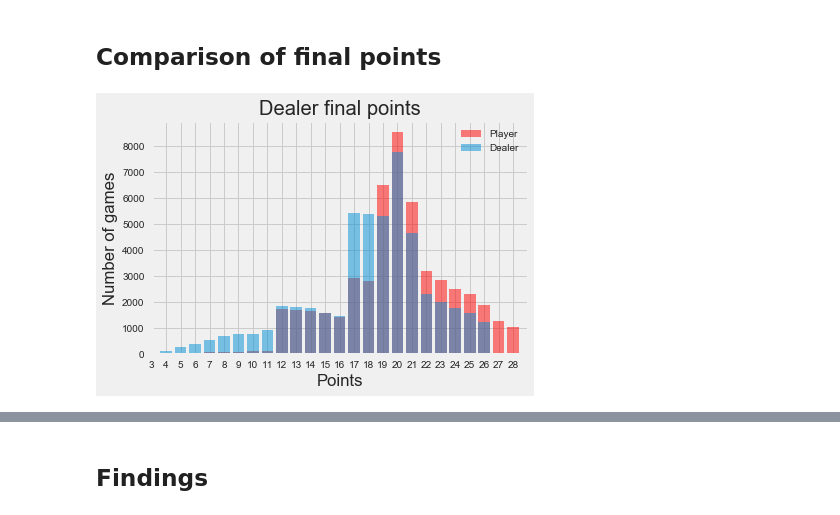
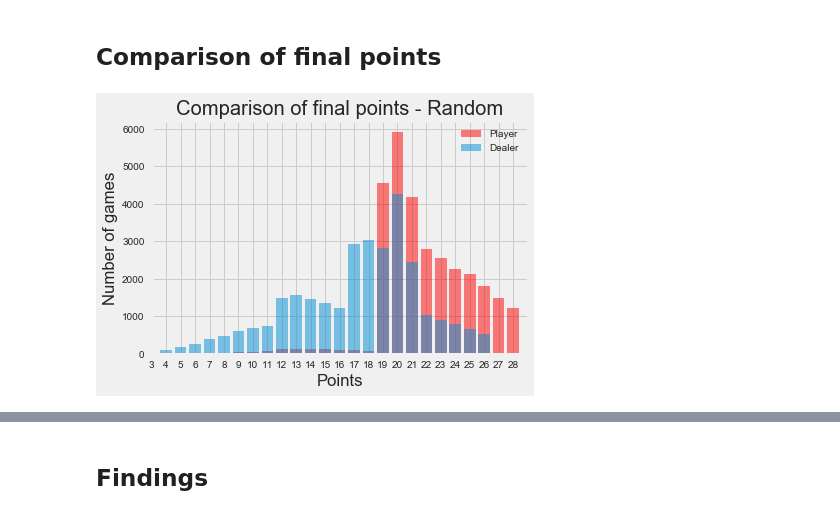
Before and after one commit to jocelyn-ong/data-science-projects, a Jupyter notebook: others/blackjack/data-analysis.ipynb, the cells around one changed output, grey strips where cells are left out. Drawn from its saved outputs; the diff is of its cells as text; code cells hidden in the pictures.

```diff
--- a/others/blackjack/data-analysis.ipynb
+++ b/others/blackjack/data-analysis.ipynb
@@ -96,22 +96,22 @@ plt.title("Dealer final points");
 # %% [markdown]
 ## Comparison of final points
 # %%
-player = df.player_final.value_counts().sort_index().to_frame()
-player.reset_index(inplace=True)
-player.columns = ["final_points", "num_games"]
-dealer = df.dealer_final.value_counts().sort_index().to_frame()
-dealer.reset_index(inplace=True)
-dealer.columns = ["final_points", "num_games"]
+player_ran = df[df.strategy==0].player_final.value_counts().sort_index().to_frame()
+player_ran.reset_index(inplace=True)
+player_ran.columns = ["final_points", "num_games"]
+dealer_ran = df[df.strategy==0].dealer_final.value_counts().sort_index().to_frame()
+dealer_ran.reset_index(inplace=True)
+dealer_ran.columns = ["final_points", "num_games"]
 # %%
-plt.bar(player.final_points, player.num_games, label="Player",
+plt.bar(player_ran.final_points, player_ran.num_games, label="Player",
         color="r", alpha=0.5)
-plt.bar(dealer.final_points, dealer.num_games, label="Dealer",
+plt.bar(dealer_ran.final_points, dealer_ran.num_games, label="Dealer",
         alpha=0.5)
 plt.xlabel("Points");
 plt.ylabel("Number of games");
-plt.title("Dealer final points");
+plt.title("Comparison of final points - Random");
 plt.xlim(3,29);
 plt.xticks(np.arange(3,29));
 plt.legend();
 # %% [output]
-[figure, old version]
+[figure, new version]
```
Also changed, not shown: parts of 59 cells of this notebook, 2 other files.
